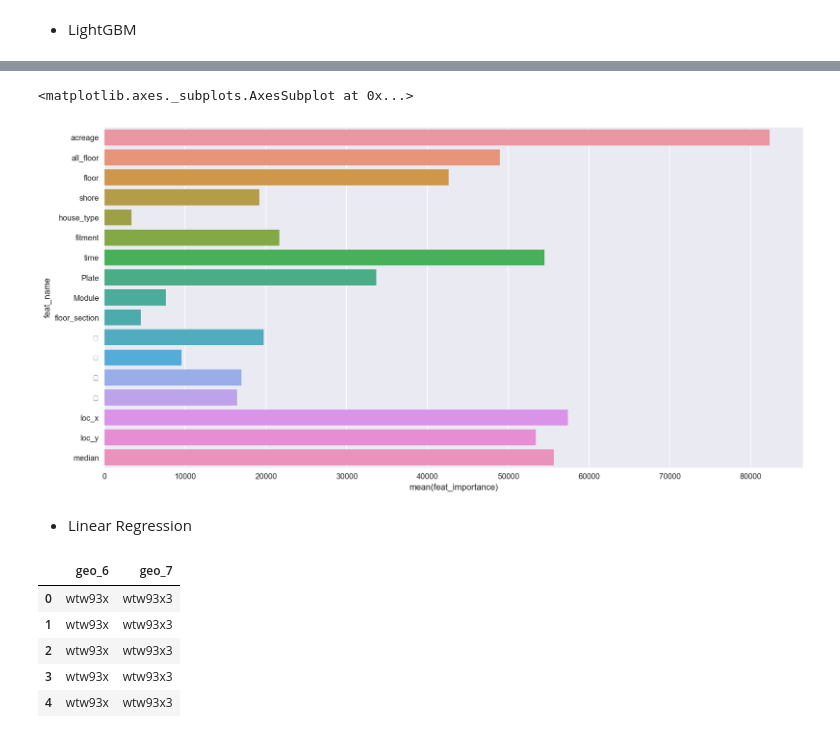
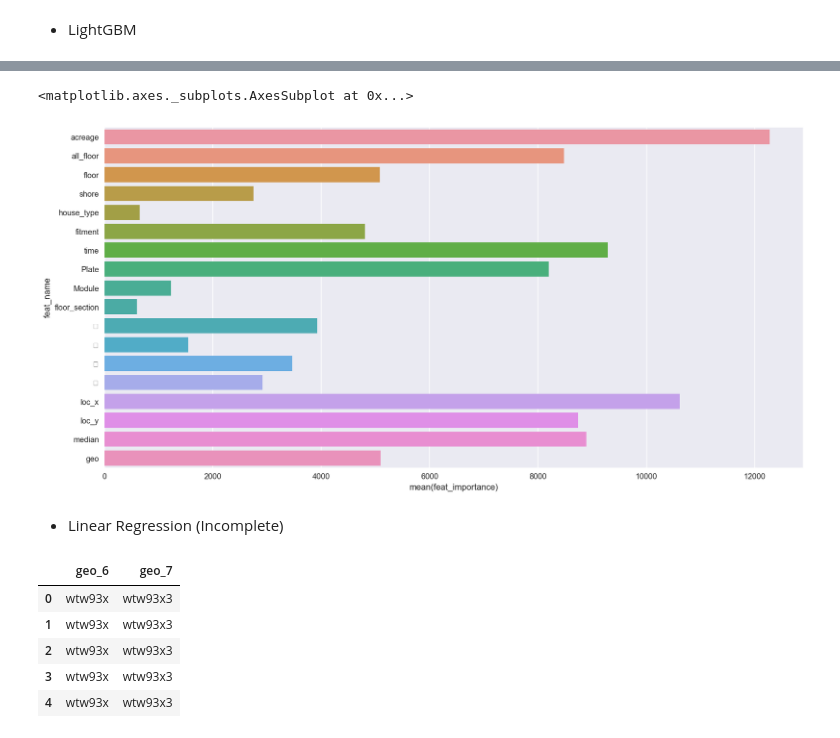
Before and after one commit to FlareActor/SH_HPP, a Jupyter notebook: kernel.ipynb, the cells around one changed output, grey strips where cells are left out. Drawn from its saved outputs; the diff is of its cells as text; code cells hidden in the pictures.

```diff
--- a/kernel.ipynb
+++ b/kernel.ipynb
@@ -732,6 +732,7 @@ from sklearn.preprocessing import LabelEncoder
 
 name_le=LabelEncoder() # 小区名
 plate_le=LabelEncoder() # 小板块
+geo_le=LabelEncoder() # 经纬度
 
 x_train.name=name_le.fit_transform(x_train.name)
 x_test.name=name_le.transform(x_test.name)
@@ -739,21 +740,35 @@ x_test.name=name_le.transform(x_test.name)
 x_train.Plate=plate_le.fit_transform(x_train.Plate)
 x_test.Plate=plate_le.transform(x_test.Plate)
 
+x_train.geo=geo_le.fit_transform(x_train.geo)
+x_test.geo=geo_le.transform(x_test.geo)
+
 section_map={'低层':0,'小高层':1,'多层':2,'高层':3}
 x_train.floor_section=x_train.floor_section.replace(section_map)
 x_test.floor_section=x_test.floor_section.replace(section_map)
 
 x_train.drop('name',inplace=True,axis=1)
 x_test.drop('name',inplace=True,axis=1)
+# %%
+# 分割训练/验证集
+x1,x2,y1,y2=train_test_split(x_train,y_train,train_size=0.9,random_state=0)
+
+# 缩放标签数据
+# price_zoom=10000
+# y1/=price_zoom
+# y2/=price_zoom
+
+# 删除重要性较低的特征
+# x1.drop(['house_type','Module','floor_section'],axis=1,inplace=True)
+# x2.drop(['house_type','Module','floor_section'],axis=1,inplace=True)
 # %%
 %%time
 import lightgbm as lgb
 from sklearn.metrics import mean_squared_error
-
 params = {
     'objective': 'regression',
     'metric': 'mse',
-    'learning_rate':0.1,
+    'learning_rate':0.2,
     'feature_fraction': 0.6,
     'max_depth': 14,
     'num_leaves':220,
@@ -766,11 +781,16 @@ params = {
     'verbose':0,
 }
 
+val_loss=[]
+
 def eval_error(pred, df):
+    """自定义评价函数"""
     score = mean_squared_error(df.get_label(),pred)
+    val_loss.append(score)
     return ('mse',score,False)
 
-lgb_train = lgb.Dataset(x_train,y_train,categorical_feature=['Plate','floor_section'])
+lgb_train = lgb.Dataset(x1,y1,categorical_feature=['geo','Plate','floor_section'])
+lgb_val=lgb.Dataset(x2,y2,reference=lgb_train)
 # gbm = lgb.cv(params,lgb_train,num_boost_round=3000,early_stopping_rounds=20,feval=eval_error,nfold=3)
-gbm = lgb.train(params,lgb_train,num_boost_round=2500)
+gbm = lgb.train(params,lgb_train,num_boost_round=450,valid_sets=lgb_val,early_stopping_rounds=10,feval=eval_error)
 # %% [output]
@@ -789,3 +823,6 @@ sns.boxplot(df_train['diff'])
+# %%
+# 加载模型
+gbm=lgb.Booster(model_file='./cache/model.txt')
 # %%
 # 测试误差
 y_pred_test=gbm.predict(x_test)
@@ -815,7 +853,7 @@ Name: diff, dtype: float64
 # %%
 # 特征重要程度
 sns.set({'figure.figsize':(16,8)})
-sns.barplot(data=pd.DataFrame({'feat_name':x_train.columns,'feat_importance':gbm.feature_importance()}),x='feat_importance',y='feat_name')
+sns.barplot(data=pd.DataFrame({'feat_name':x1.columns,'feat_importance':gbm.feature_importance()}),x='feat_importance',y='feat_name')
 # %% [output]
 <matplotlib.axes._subplots.AxesSubplot at 0x...>
-[figure, old version]
+[figure, new version]
@@ -825,5 +860,5 @@ gbm.save_model('./cache/model.txt')
 # %% [markdown]
-* Linear Regression
+* Linear Regression (Incomplete)
 # %%
 x_train,y_train,x_test,y_test=make_train_test()
 # %%
```
Also changed, not shown: parts of 17 cells of this notebook.
